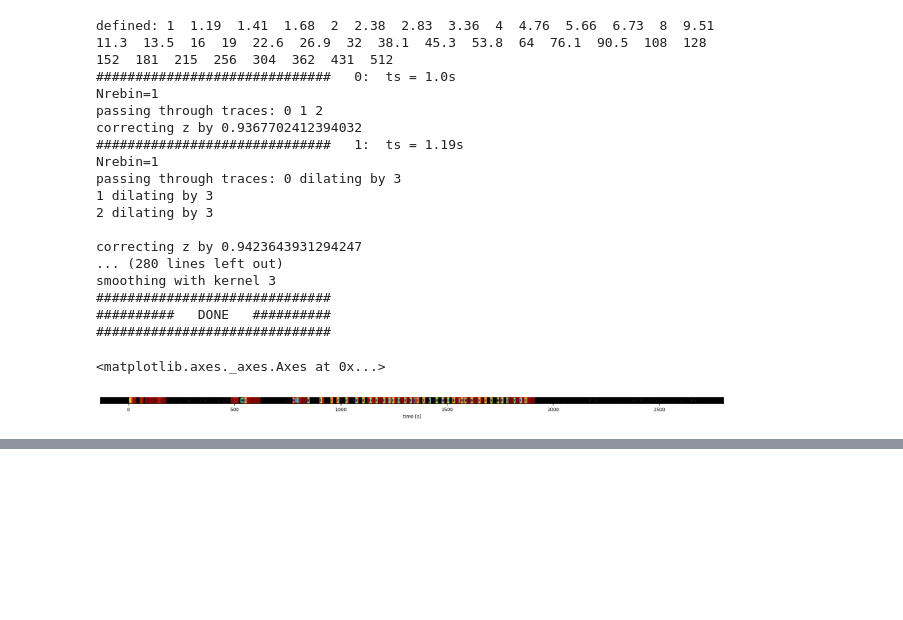
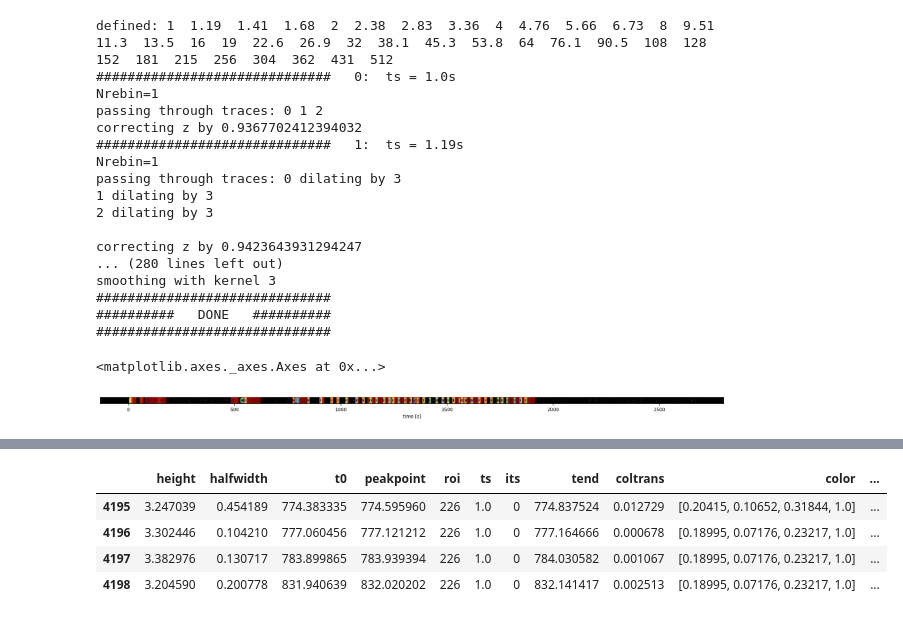
Before and after one commit to szarma/Physio_Ca, a Jupyter notebook: docs/event_distillery_demo.ipynb, the cells around one changed output, grey strips where cells are left out. Drawn from its saved outputs; the diff is of its cells as text; code cells hidden in the pictures; blank space fills up the shorter version.

```diff
--- a/docs/event_distillery_demo.ipynb
+++ b/docs/event_distillery_demo.ipynb
@@ -228,3 +243,11 @@ fig.savefig("figures/evdist_tmp.pdf")
+# %%
+myEvents_1.query("t0>750 and tend<840 and its==0")
+# %% [output]
+|  | height | halfwidth | t0 | peakpoint | roi | ts | its | tend | coltrans | color | ... |
+| 4195 | 3.247039 | 0.454189 | 774.383335 | 774.595960 | 226 | 1.0 | 0 | 774.837524 | 0.012729 | [0.20415, 0.10652, 0.31844, 1.0] | ... |
+| 4196 | 3.302446 | 0.104210 | 777.060456 | 777.121212 | 226 | 1.0 | 0 | 777.164666 | 0.000678 | [0.18995, 0.07176, 0.23217, 1.0] | ... |
+| 4197 | 3.382976 | 0.130717 | 783.899865 | 783.939394 | 226 | 1.0 | 0 | 784.030582 | 0.001067 | [0.18995, 0.07176, 0.23217, 1.0] | ... |
+| 4198 | 3.204590 | 0.200778 | 831.940639 | 832.020202 | 226 | 1.0 | 0 | 832.141417 | 0.002513 | [0.18995, 0.07176, 0.23217, 1.0] | ... |
 # %%
 # # ax = regions.plot_trace(roi, figsize=4, cols=["trace"])
 # fig, axs = plt.subplots(2,1,figsize=(7,5), gridspec_kw={"height_ratios":[1,2]}, sharex=True)
```
Also changed, not shown: parts of 8 cells of this notebook, 2 other files.
